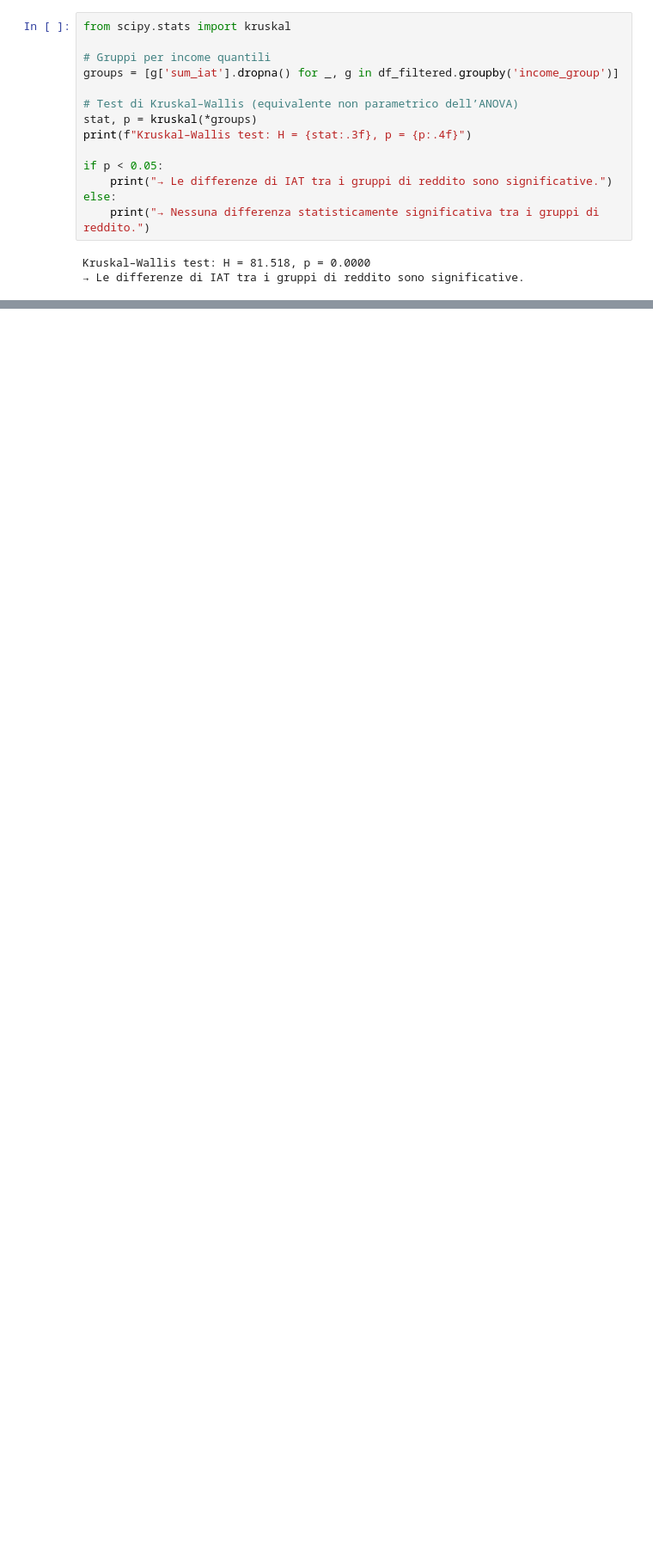
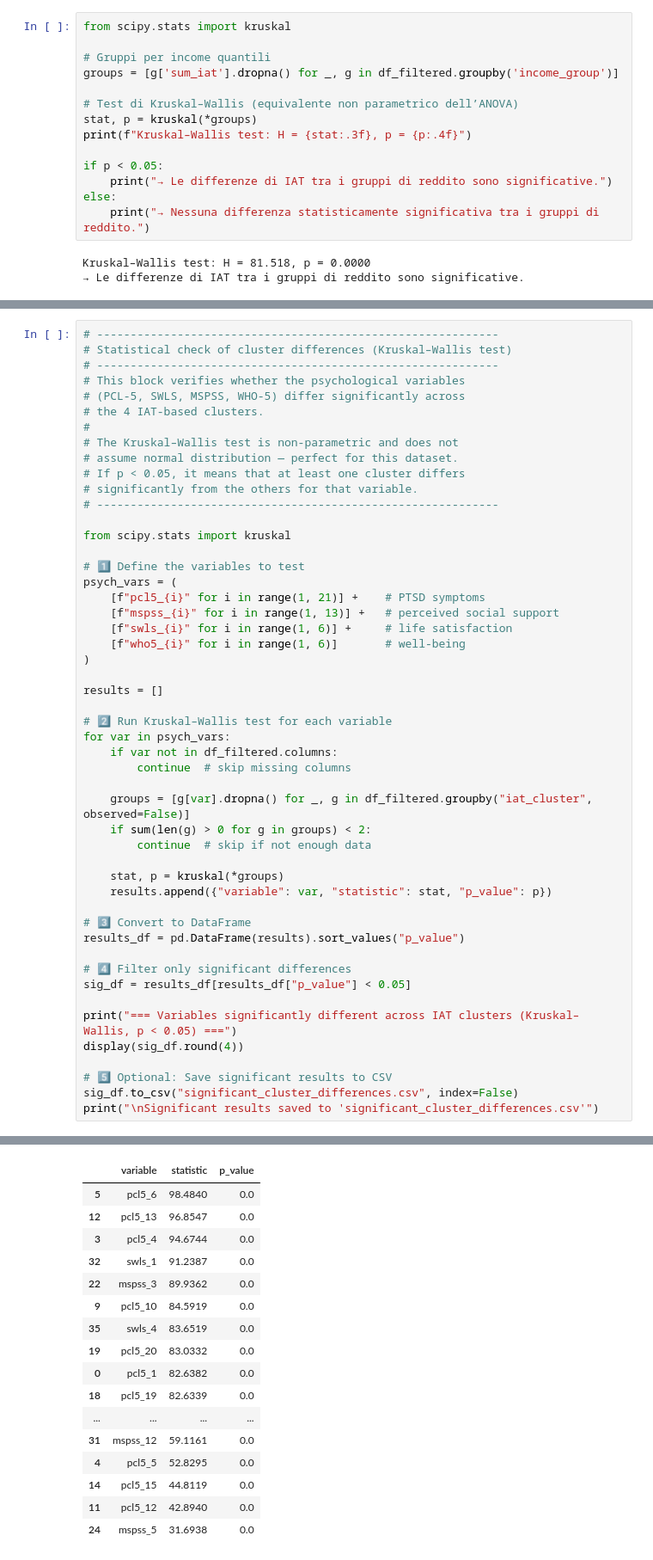
Before and after one commit to francescaius/ehealth2025_gruppo12, a Jupyter notebook: eHealthProject_20252026/dataset_analysis.ipynb, the cells around one changed output, grey strips where cells are left out. Shown at 86% size. Drawn from its saved outputs; the diff is of its cells as text; blank space fills up the shorter version.

```diff
--- a/eHealthProject_20252026/dataset_analysis.ipynb
+++ b/eHealthProject_20252026/dataset_analysis.ipynb
@@ -995,0 +1513,51 @@ Kruskal–Wallis test: H = 81.518, p = 0.0000
+# %%
+# ------------------------------------------------------------
+# Statistical check of cluster differences (Kruskal–Wallis test)
+# ------------------------------------------------------------
+# This block verifies whether the psychological variables
+# (PCL-5, SWLS, MSPSS, WHO-5) differ significantly across
+# the 4 IAT-based clusters.
+#
+# The Kruskal–Wallis test is non-parametric and does not
+# assume normal distribution — perfect for this dataset.
+# If p < 0.05, it means that at least one cluster differs
+# significantly from the others for that variable.
+# ------------------------------------------------------------
+
+from scipy.stats import kruskal
+
+# 1️⃣ Define the variables to test
+psych_vars = (
+    [f"pcl5_{i}" for i in range(1, 21)] +    # PTSD symptoms
+    [f"mspss_{i}" for i in range(1, 13)] +   # perceived social support
+    [f"swls_{i}" for i in range(1, 6)] +     # life satisfaction
+    [f"who5_{i}" for i in range(1, 6)]       # well-being
+)
+
+results = []
+
+# 2️⃣ Run Kruskal–Wallis test for each variable
+for var in psych_vars:
+    if var not in df_filtered.columns:
+        continue  # skip missing columns
+
+    groups = [g[var].dropna() for _, g in df_filtered.groupby("iat_cluster", observed=False)]
+    if sum(len(g) > 0 for g in groups) < 2:
+        continue  # skip if not enough data
+
+    stat, p = kruskal(*groups)
+    results.append({"variable": var, "statistic": stat, "p_value": p})
+
+# 3️⃣ Convert to DataFrame
+results_df = pd.DataFrame(results).sort_values("p_value")
+
+# 4️⃣ Filter only significant differences
+sig_df = results_df[results_df["p_value"] < 0.05]
+
+print("=== Variables significantly different across IAT clusters (Kruskal–Wallis, p < 0.05) ===")
+display(sig_df.round(4))
+
+# 5️⃣ Optional: Save significant results to CSV
+sig_df.to_csv("significant_cluster_differences.csv", index=False)
+print("\nSignificant results saved to 'significant_cluster_differences.csv'")
+# %% [output]
@@ -995,0 +1565,17 @@ Kruskal–Wallis test: H = 81.518, p = 0.0000
+|  | variable | statistic | p_value |
+| 5 | pcl5_6 | 98.4840 | 0.0 |
+| 12 | pcl5_13 | 96.8547 | 0.0 |
+| 3 | pcl5_4 | 94.6744 | 0.0 |
+| 32 | swls_1 | 91.2387 | 0.0 |
+| 22 | mspss_3 | 89.9362 | 0.0 |
+| 9 | pcl5_10 | 84.5919 | 0.0 |
+| 35 | swls_4 | 83.6519 | 0.0 |
+| 19 | pcl5_20 | 83.0332 | 0.0 |
+| 0 | pcl5_1 | 82.6382 | 0.0 |
+| 18 | pcl5_19 | 82.6339 | 0.0 |
+| ... | ... | ... | ... |
+| 31 | mspss_12 | 59.1161 | 0.0 |
+| 4 | pcl5_5 | 52.8295 | 0.0 |
+| 14 | pcl5_15 | 44.8119 | 0.0 |
+| 11 | pcl5_12 | 42.8940 | 0.0 |
+| 24 | mspss_5 | 31.6938 | 0.0 |
```
Also changed, not shown: parts of 26 cells of this notebook.
